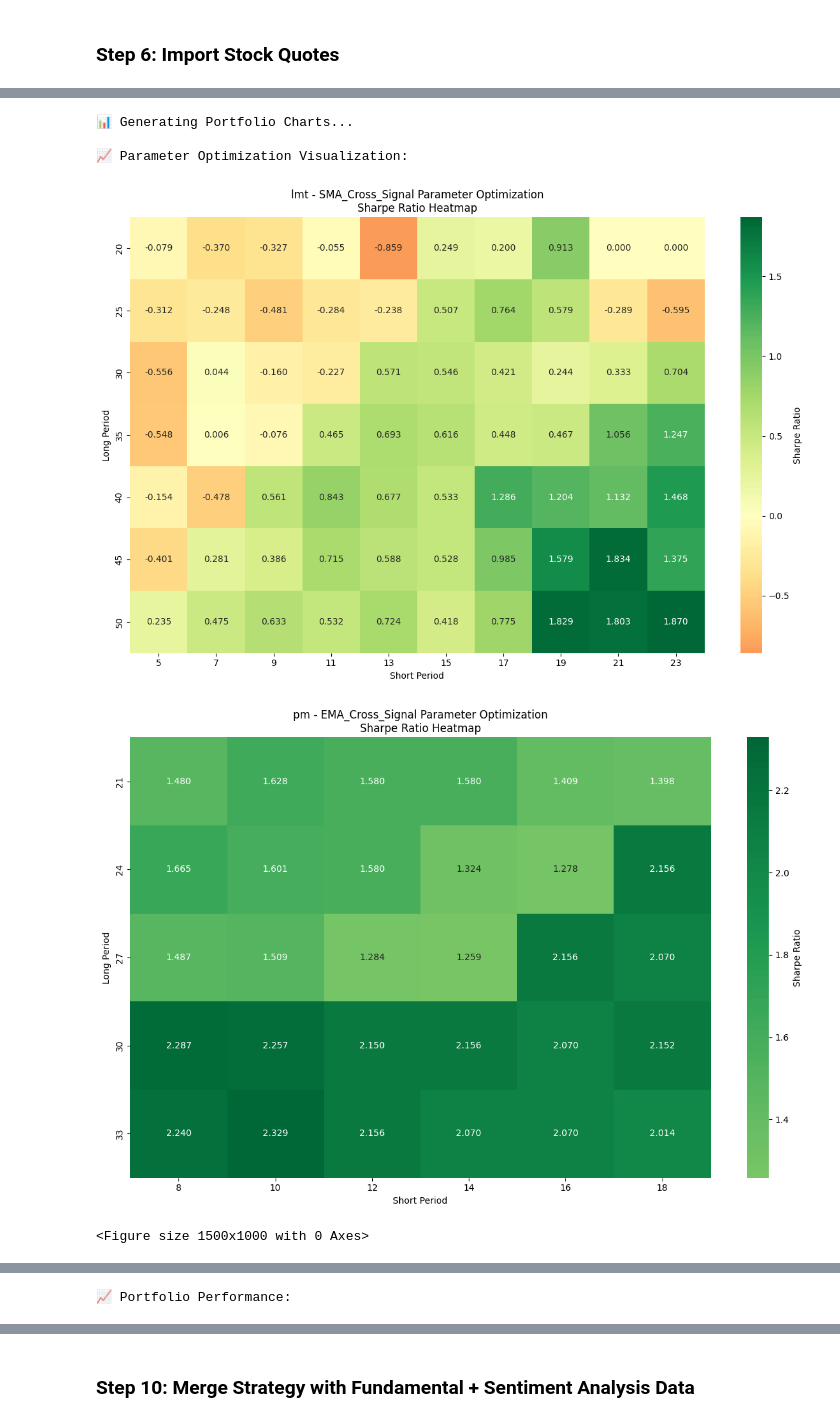
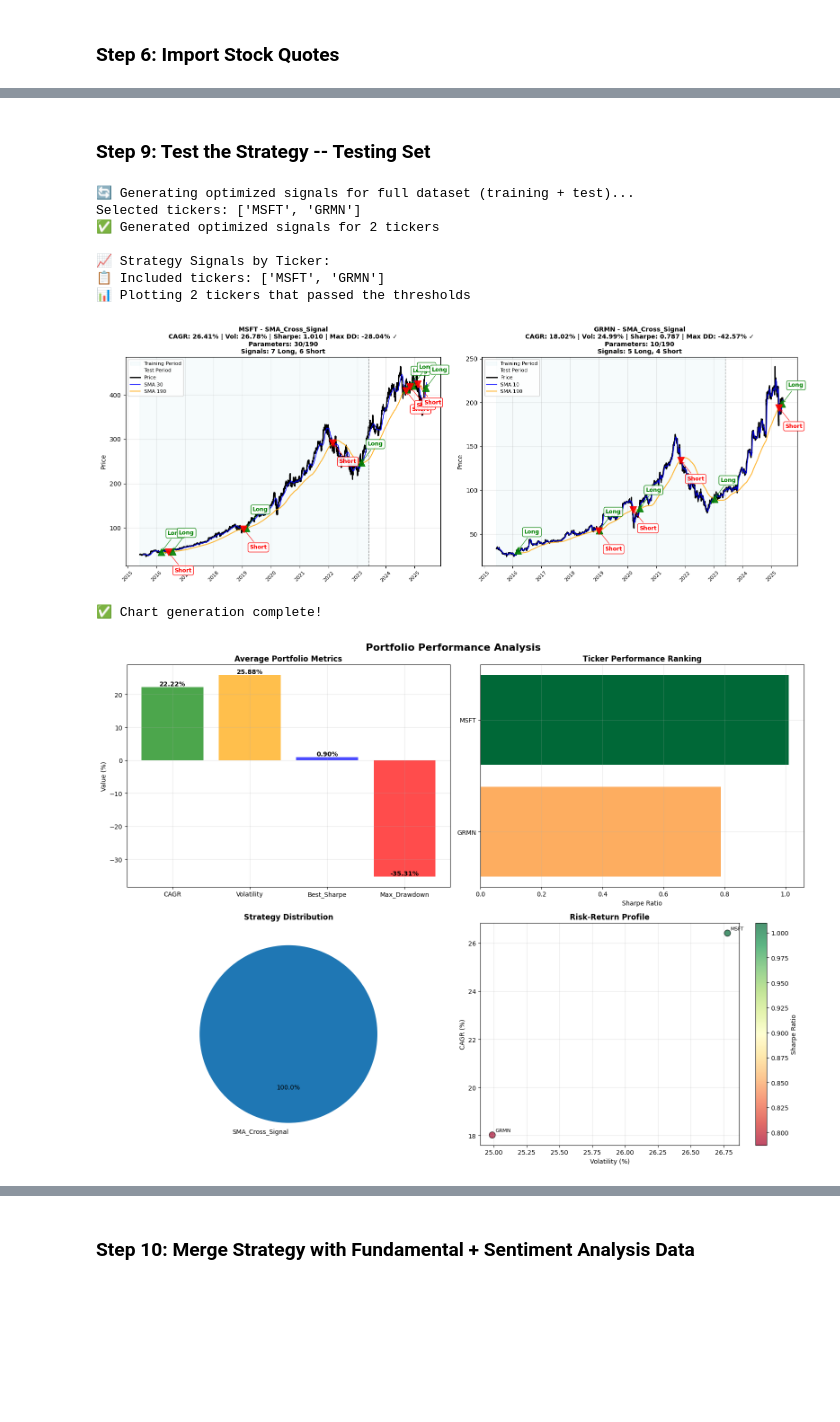
Before and after one commit to renan-peres/mfin-algo-trading-team, a Jupyter notebook: 02_short_term_portfolio.ipynb, the cells around one changed output, grey strips where cells are left out. Cells and saved outputs as stored; diff of their text form; code cells hidden in the pictures; blank space fills up the shorter version.

Commit message:
Short Term Portfolio Update

```diff
--- a/02_short_term_portfolio.ipynb
+++ b/02_short_term_portfolio.ipynb
@@ -411,0 +347,20 @@ display(optimization_summary)
+# %%
+from py.technical_analysis import find_optimal_portfolio_with_parameter_optimization, plot_optimization_metrics, plot_optimization_heatmaps
+
+# Fast optimization (uses all CPU cores by default)
+optimization_results = find_optimal_portfolio_with_parameter_optimization(
+    quotes=training_set,
+    min_cagr=0.1,
+    max_volatility=0.3,
+    max_stocks=2,
+    n_jobs=4  # Specify number of processes, or None for auto
+)
+
+# Access results
+optimization_summary = optimization_results['optimization_summary']
+portfolio_stats = optimization_results['portfolio_stats']
+selected_tickers = optimization_results['selected_tickers']
+
+display(optimization_summary)
+plot_optimization_heatmaps(optimization_results)
+# plot_optimization_metrics(optimization_summary)
@@ -412,45 +391,19 @@ display(optimization_summary)
+# %% [markdown]
+### Step 9: Test the Strategy -- Testing Set
 # %%
-from py.technical_analysis import plot_parameter_comparison, plot_portfolio_performance, plot_optimization_metrics, plot_optimization_heatmaps, plot_ticker_signals_with_annotations
+from py.technical_analysis import plot_portfolio_performance, plot_complete_strategy_analysis
 
-# Chart generation
-print("📊 Generating Portfolio Charts...")
-
-# Add parameter optimization plotting using optimization_summary DataFrame
-if 'optimization_summary' in locals() and not optimization_summary.empty:
-    print("\n📈 Parameter Optimization Visualization:")
-    try:
-        # Plot optimization heatmaps using optimization_results
-        plot_optimization_heatmaps(optimization_results)
-
-        # Create parameter comparison charts using optimization_summary
-        plot_parameter_comparison(optimization_summary)
-
-        # Plot performance metrics distribution using optimization_summary
-        plot_optimization_metrics(optimization_summary)
-
-    except Exception as e:
-        print(f"Error plotting optimization results: {e}")
-
-for chart_type, func in [("Portfolio Performance", lambda: plot_portfolio_performance(optimization_summary)),
-                         ("Strategy Signals by Ticker", lambda: plot_ticker_signals_with_annotations(
-                             quotes, trading_signals, technical_indicators,
-                             optimization_summary)
-                          if all([quotes is not None, trading_signals, technical_indicators,
-                                 optimization_summary is not None and not optimization_summary.empty])
-                          else print("⚠️ Missing required data or no optimization results"))]:
-    try:
-        print(f"\n📈 {chart_type}:")
-        if chart_type == "Strategy Signals by Ticker" and not optimization_summary.empty:
-            print(f"📋 Included tickers: {optimization_summary['Ticker'].tolist()}")
-        func()
-    except Exception as e:
-        print(f"Error plotting {chart_type.lower()}: {e}")
-
-print("\n✅ Chart generation complete!")
+# Generate and plot complete strategy analysis
+plot_complete_strategy_analysis(optimization_results, quotes, training_set, test_set)
+plot_portfolio_performance(optimization_summary)
 # %% [output]
-📊 Generating Portfolio Charts...
+🔄 Generating optimized signals for full dataset (training + test)...
+Selected tickers: ['MSFT', 'GRMN']
+✅ Generated optimized signals for 2 tickers
 
-📈 Parameter Optimization Visualization:
+📈 Strategy Signals by Ticker:
+📋 Included tickers: ['MSFT', 'GRMN']
+📊 Plotting 2 tickers that passed the thresholds
-[figure, old version]
+[figure, new version]
+✅ Chart generation complete!
-[figure, old version]
+[figure, new version]
-<Figure size 1500x1000 with 0 Axes>
@@ -461 +416,0 @@ print("\n✅ Chart generation complete!")
-📈 Portfolio Performance:
```
Also changed, not shown: parts of 19 cells of this notebook, 5 other files.
